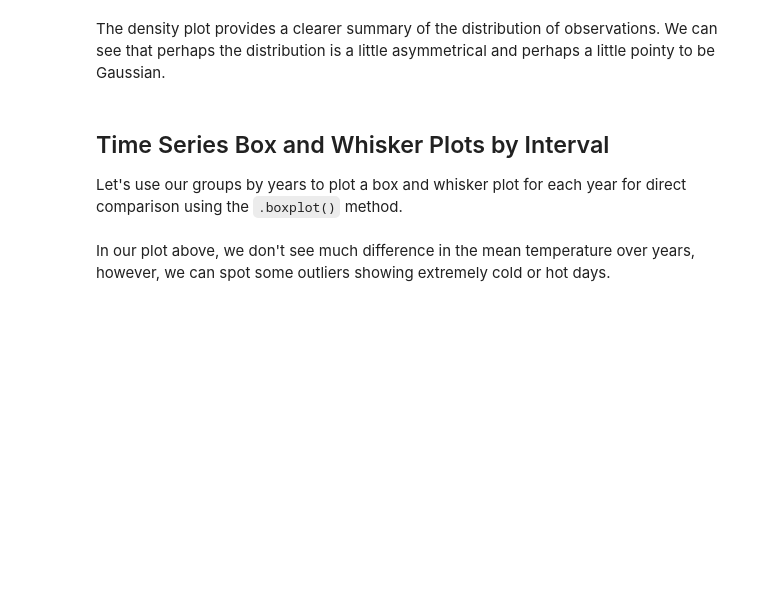
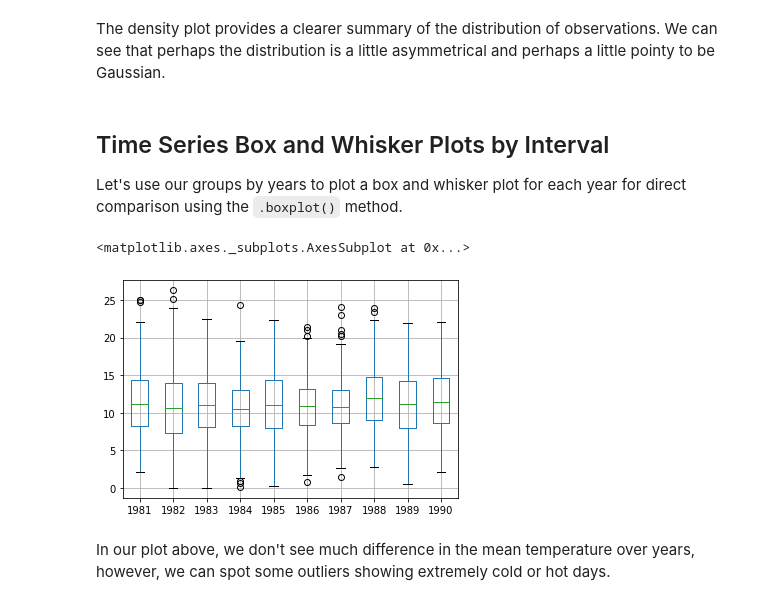
Before and after one commit to rmei97/dsc-visualizing-time-series-data-lab-nyc-ds-033020, a Jupyter notebook: index.ipynb, the cells around one changed output. Cells and saved outputs as stored; diff of their text form; code cells hidden in the pictures; blank space fills up the shorter version.

```diff
--- a/index.ipynb
+++ b/index.ipynb
@@ -201,6 +201,10 @@ The density plot provides a clearer summary of the distribution of observations.
 Let's use our groups by years to plot a box and whisker plot for each year for direct comparison using the `.boxplot()` method.
 # %%
 # Generate a box and whiskers plot for temp_annual
+temp_annual.boxplot()
+# %% [output]
+<matplotlib.axes._subplots.AxesSubplot at 0x...>
+[figure, added]
 # %% [markdown]
 In our plot above, we don't see much difference in the mean temperature over years, however, we can spot some outliers showing extremely cold or hot days.
 # %% [markdown]
```
